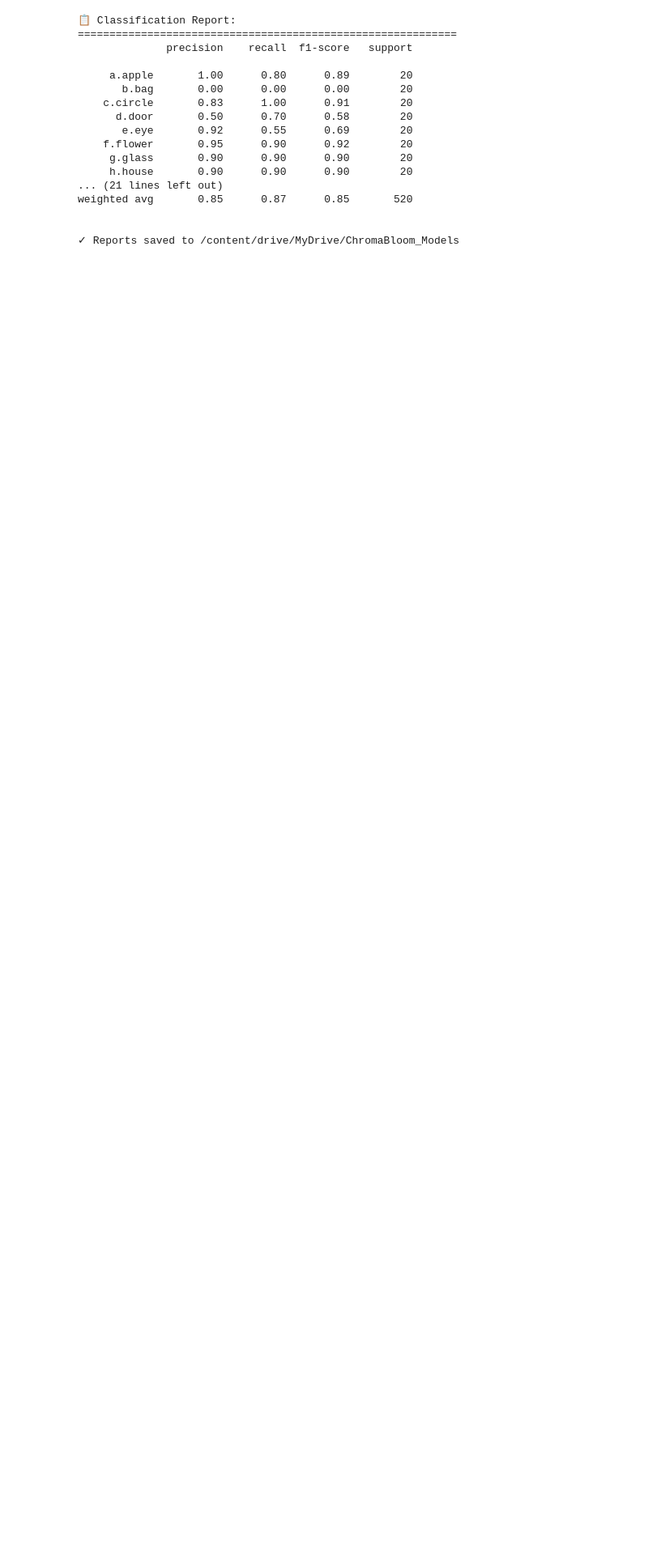
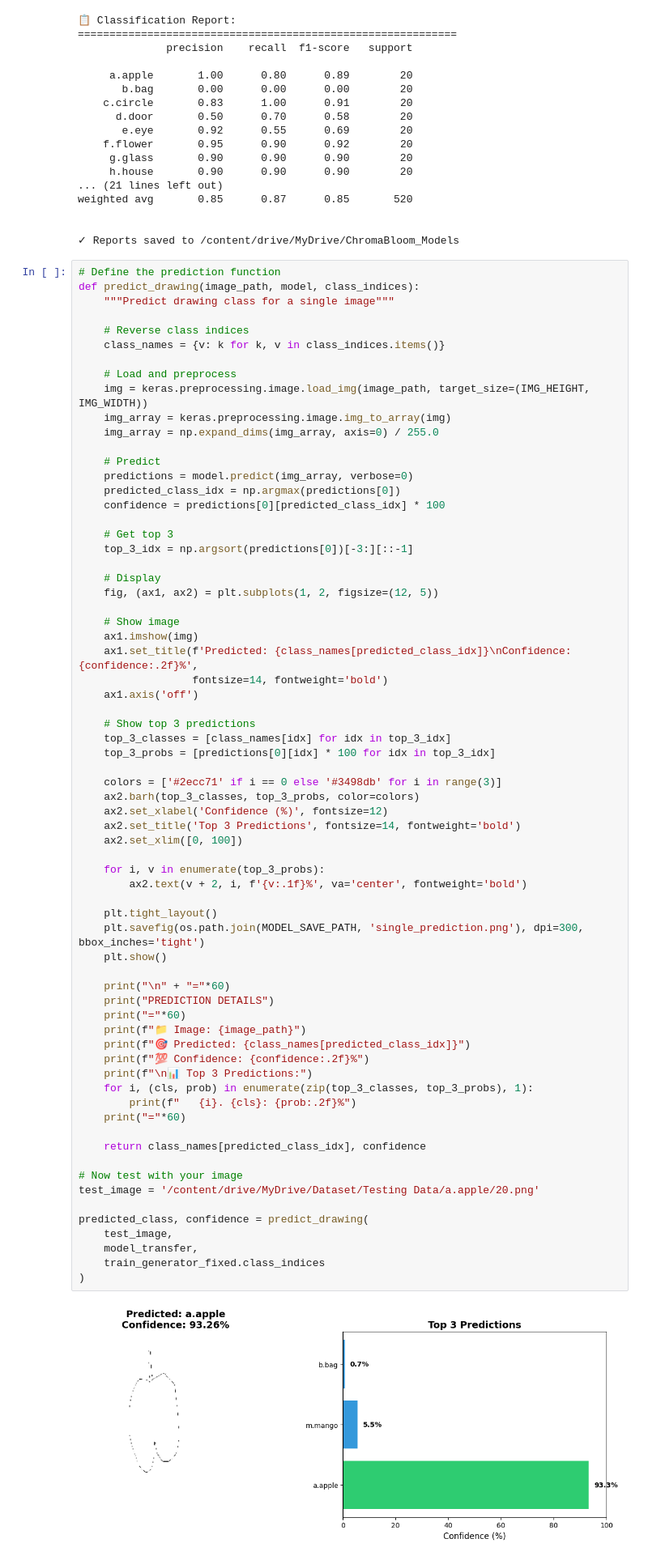
Before and after one commit to OshiMC/DrawingRecognition_For_DS_Children_ML_Model, a Jupyter notebook: DrawingRecognition_For_DS_Children.ipynb, the cells around one changed output. Shown at 81% size. Drawn from its saved outputs; the diff is of its cells as text; blank space fills up the shorter version.

Commit message:
complete with testing

```diff
--- a/DrawingRecognition_For_DS_Children.ipynb
+++ b/DrawingRecognition_For_DS_Children.ipynb
@@ -1147,3 +1147,73 @@ weighted avg       0.85      0.87      0.85       520
 
 
 ✓ Reports saved to /content/drive/MyDrive/ChromaBloom_Models
+# %%
+# Define the prediction function
+def predict_drawing(image_path, model, class_indices):
+    """Predict drawing class for a single image"""
+
+    # Reverse class indices
+    class_names = {v: k for k, v in class_indices.items()}
+
+    # Load and preprocess
+    img = keras.preprocessing.image.load_img(image_path, target_size=(IMG_HEIGHT, IMG_WIDTH))
+    img_array = keras.preprocessing.image.img_to_array(img)
+    img_array = np.expand_dims(img_array, axis=0) / 255.0
+
+    # Predict
+    predictions = model.predict(img_array, verbose=0)
+    predicted_class_idx = np.argmax(predictions[0])
+    confidence = predictions[0][predicted_class_idx] * 100
+
+    # Get top 3
+    top_3_idx = np.argsort(predictions[0])[-3:][::-1]
+
+    # Display
+    fig, (ax1, ax2) = plt.subplots(1, 2, figsize=(12, 5))
+
+    # Show image
+    ax1.imshow(img)
+    ax1.set_title(f'Predicted: {class_names[predicted_class_idx]}\nConfidence: {confidence:.2f}%',
+                  fontsize=14, fontweight='bold')
+    ax1.axis('off')
+
+    # Show top 3 predictions
+    top_3_classes = [class_names[idx] for idx in top_3_idx]
+    top_3_probs = [predictions[0][idx] * 100 for idx in top_3_idx]
+
+    colors = ['#2ecc71' if i == 0 else '#3498db' for i in range(3)]
+    ax2.barh(top_3_classes, top_3_probs, color=colors)
+    ax2.set_xlabel('Confidence (%)', fontsize=12)
+    ax2.set_title('Top 3 Predictions', fontsize=14, fontweight='bold')
+    ax2.set_xlim([0, 100])
+
+    for i, v in enumerate(top_3_probs):
+        ax2.text(v + 2, i, f'{v:.1f}%', va='center', fontweight='bold')
+
+    plt.tight_layout()
+    plt.savefig(os.path.join(MODEL_SAVE_PATH, 'single_prediction.png'), dpi=300, bbox_inches='tight')
+    plt.show()
+
+    print("\n" + "="*60)
+    print("PREDICTION DETAILS")
+    print("="*60)
+    print(f"📁 Image: {image_path}")
+    print(f"🎯 Predicted: {class_names[predicted_class_idx]}")
+    print(f"💯 Confidence: {confidence:.2f}%")
+    print(f"\n📊 Top 3 Predictions:")
+    for i, (cls, prob) in enumerate(zip(top_3_classes, top_3_probs), 1):
+        print(f"   {i}. {cls}: {prob:.2f}%")
+    print("="*60)
+
+    return class_names[predicted_class_idx], confidence
+
+# Now test with your image
+test_image = '/content/drive/MyDrive/Dataset/Testing Data/a.apple/20.png'
+
+predicted_class, confidence = predict_drawing(
+    test_image,
+    model_transfer,
+    train_generator_fixed.class_indices
+)
+# %% [output]
+[figure, added]
```
Also changed, not shown: parts of 4 cells of this notebook.
